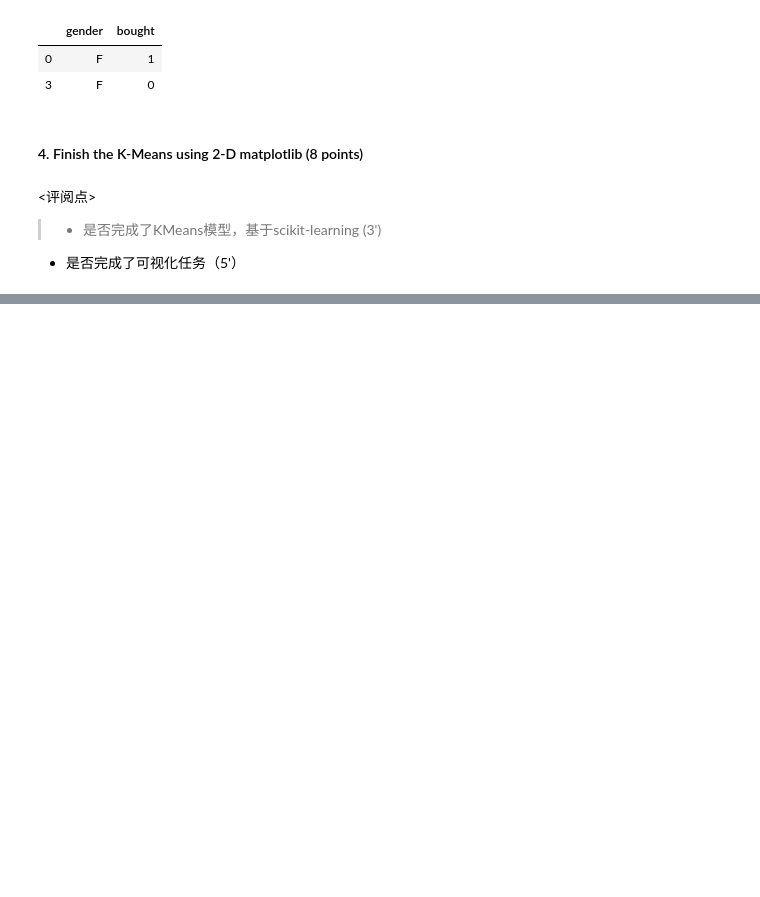
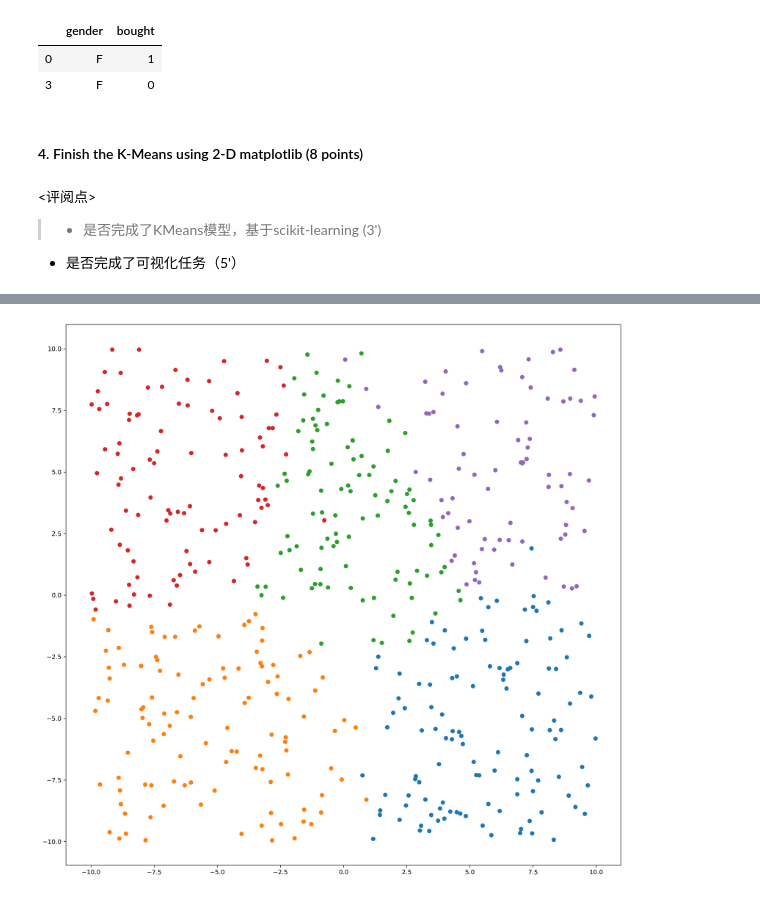
Before and after one commit to fuliufuliu/KKB_NLP_Study, a Jupyter notebook: Lesson3 What is Model And Overfitting Underfitting/Assignment-03 part1.ipynb, the cells around one changed output, grey strips where cells are left out. Saved outputs shown, nothing was run; the diff lists cells and outputs as text; code cells hidden in the pictures; blank space fills up the shorter version.

```diff
--- a/Lesson3 What is Model And Overfitting Underfitting/Assignment-03 part1.ipynb
+++ b/Lesson3 What is Model And Overfitting Underfitting/Assignment-03 part1.ipynb
@@ -805,0 +448,5 @@ plt.scatter(X_rm,price_use_current_parameters)
+# %%
+def random_choice(points):
+    point = random.choice(points)
+    points.remove(point)
+    return point
@@ -805,0 +501,8 @@ plt.scatter(X_rm,price_use_current_parameters)
+# %%
+for cluster in clusters:
+    points = list(cluster.points)
+    _X = [point[0] for point in points]
+    _Y = [point[1] for point in points]
+    matplotlib.pyplot.scatter(_X, _Y)
+# %% [output]
+[figure, added]
```
Also changed, not shown: parts of 61 cells of this notebook, 6 other files.
